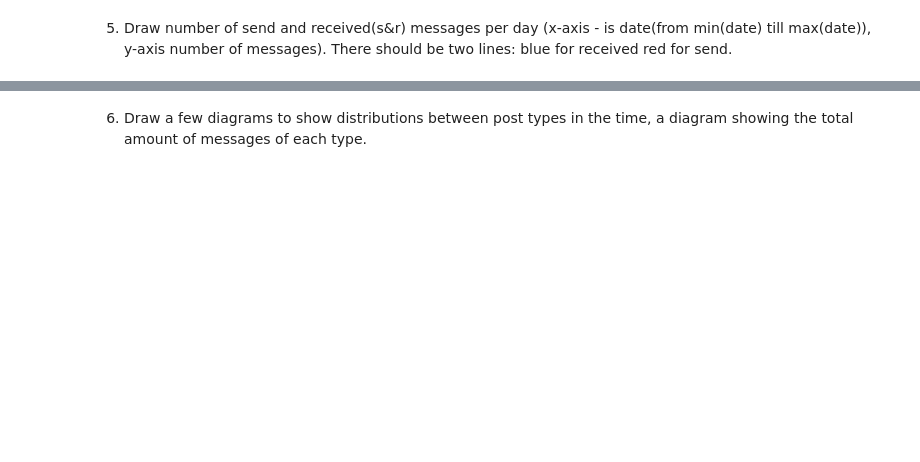
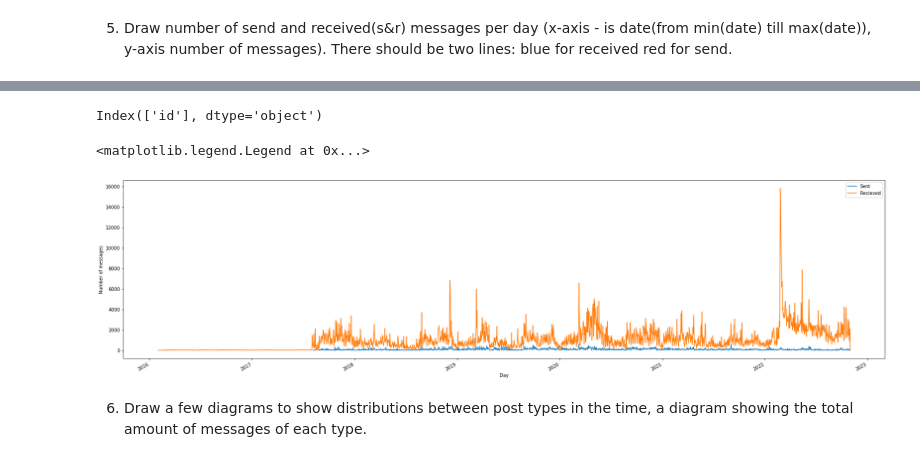
Before and after one commit to zhulkevskijv/telegram-dialogs-analysis-v2, a Jupyter notebook: 1_data_review.ipynb, the cells around one changed output, grey strips where cells are left out. Saved outputs shown, nothing was run; the diff lists cells and outputs as text; code cells hidden in the pictures; blank space fills up the shorter version.

Commit message:
Initial EDA of telegram dialogs

```diff
--- a/1_data_review.ipynb
+++ b/1_data_review.ipynb
@@ -37,0 +157,2 @@ df.groupby(["type"])["duration"].sum()
+# %%
+dates_df['dates'] = df['date'].apply(lambda x: datetime.strptime(x.split(' ')[0], "%Y-%m-%d"))
@@ -37,0 +174,7 @@ df.groupby(["type"])["duration"].sum()
+# %%
+sent_df = dates_df.loc[dates_df["from_id"] == f"PeerUser(user_id={telegram_id})"]
+# %%
+recieved_df = dates_df.loc[dates_df["from_id"] != f"PeerUser(user_id={telegram_id})"]
+# %%
+sent_df = sent_df[["dates","id"]].groupby(by="dates").count()
+recieved_df = recieved_df[["dates","id"]].groupby(by="dates").count()
@@ -37,0 +198,4 @@ df.groupby(["type"])["duration"].sum()
+# %%
+sent_df.columns
+# %% [output]
+Index(['id'], dtype='object')
@@ -38,2 +204,11 @@ df.groupby(["type"])["duration"].sum()
+# %%
+ax = sent_df.plot()
+recieved_df.plot(ax=ax, figsize=(30,8))
+plt.ylabel("Number of messages")
+plt.xlabel('Day')
+ax.legend(["Sent", "Recieved"])
+# %% [output]
+<matplotlib.legend.Legend at 0x...>
+[figure, added]
 # %% [markdown]
 6. Draw a few diagrams to show distributions between post types in the time, a diagram showing the total amount of messages of each type.
```
Also changed, not shown: parts of 54 cells of this notebook, 1 other file.
